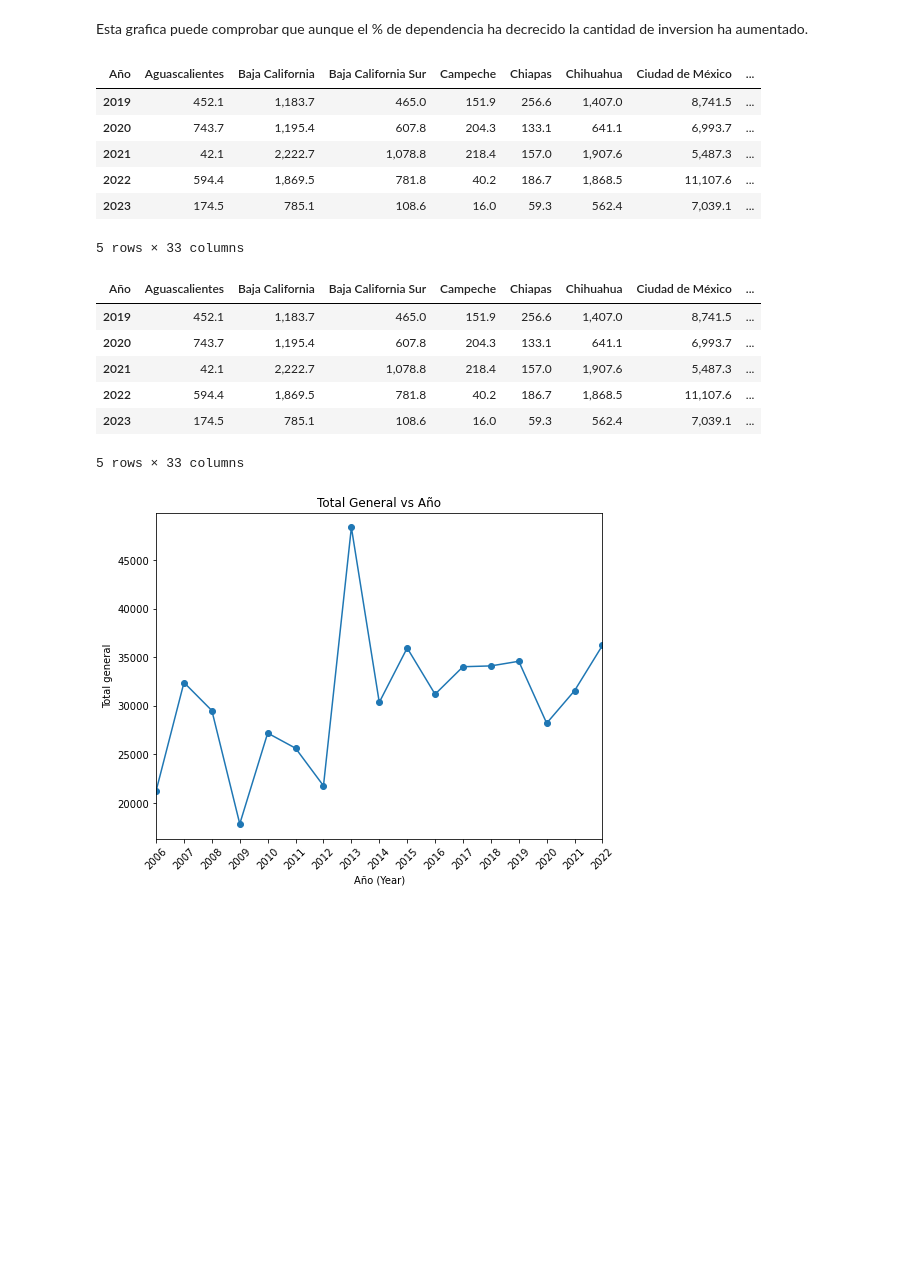
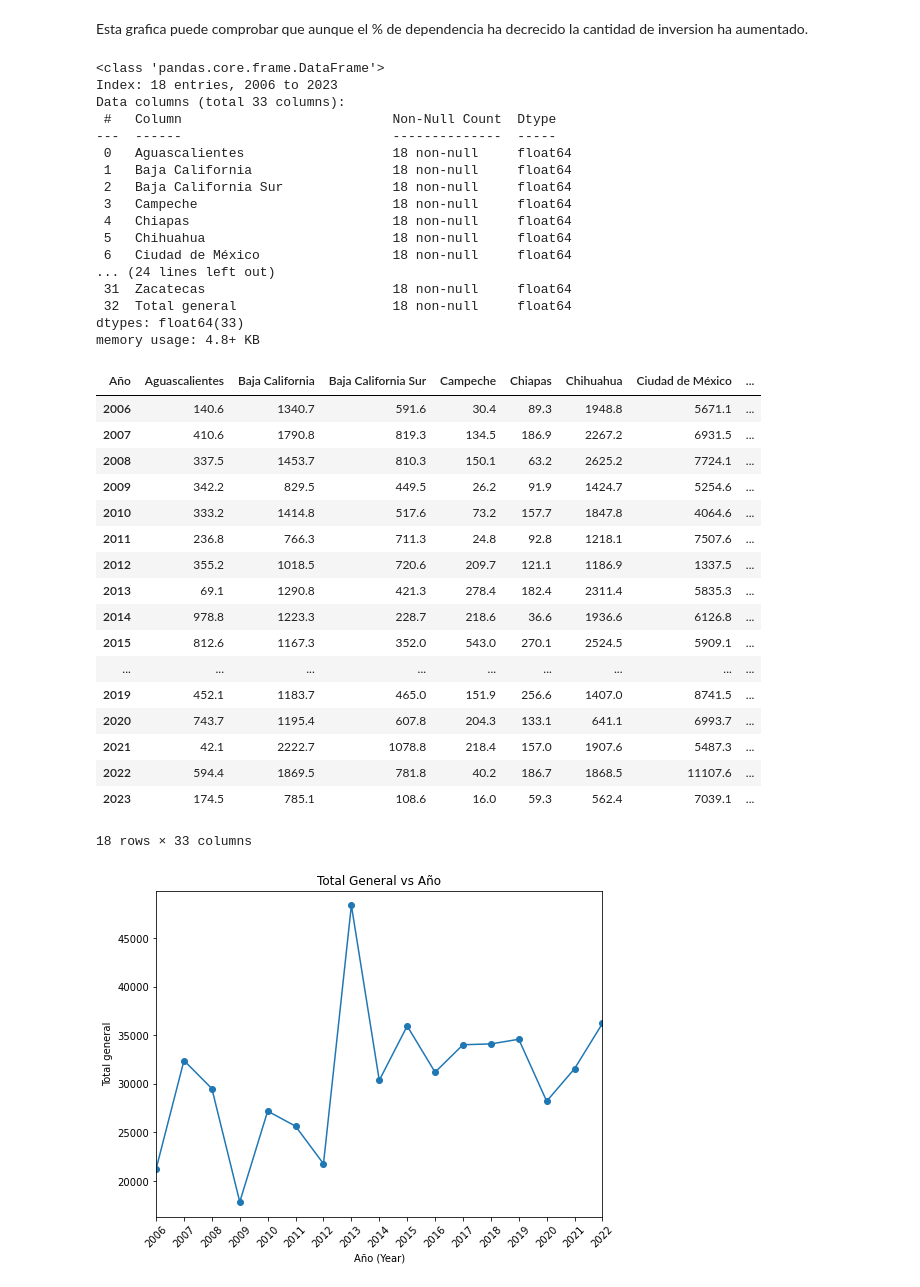
Before and after one commit to OctavioPB/Data-Analyst-Projects, a Jupyter notebook: InversionExtranjeraDirecta2023/Inversion Extranjera Directa en Mexico 2023.ipynb, the cells around one changed output. Cells and saved outputs as stored; diff of their text form; code cells hidden in the pictures; blank space fills up the shorter version.

```diff
--- a/InversionExtranjeraDirecta2023/Inversion Extranjera Directa en Mexico 2023.ipynb
+++ b/InversionExtranjeraDirecta2023/Inversion Extranjera Directa en Mexico 2023.ipynb
@@ -310,33 +316,56 @@ Esta grafica puede comprobar que aunque el % de dependencia ha decrecido la cant
 
 IED_Entidad = pd.read_csv('IED\IED-Entidad.csv', sep = ',')
 IED_Entidad.rename(columns={'Entidad Federativa': 'Año'}, inplace=True)
-# IED_Entidad.apply(lambda x: x.str.replace(',', '').astype(float))
 IED_Entidad.set_index('Año', inplace= True)
+
 IED_Entidad = IED_Entidad.T
-IED_Entidad.tail()
+IED_Entidad.info()
 # %% [output]
-| Año | Aguascalientes | Baja California | Baja California Sur | Campeche | Chiapas | Chihuahua | Ciudad de México | ... |
-| 2019 | 452.1 | 1,183.7 | 465.0 | 151.9 | 256.6 | 1,407.0 | 8,741.5 | ... |
-| 2020 | 743.7 | 1,195.4 | 607.8 | 204.3 | 133.1 | 641.1 | 6,993.7 | ... |
-| 2021 | 42.1 | 2,222.7 | 1,078.8 | 218.4 | 157.0 | 1,907.6 | 5,487.3 | ... |
-| 2022 | 594.4 | 1,869.5 | 781.8 | 40.2 | 186.7 | 1,868.5 | 11,107.6 | ... |
-| 2023 | 174.5 | 785.1 | 108.6 | 16.0 | 59.3 | 562.4 | 7,039.1 | ... |
-5 rows × 33 columns
+<class 'pandas.core.frame.DataFrame'>
+Index: 18 entries, 2006 to 2023
+Data columns (total 33 columns):
+ #   Column                           Non-Null Count  Dtype
+---  ------                           --------------  -----
+ 0   Aguascalientes                   18 non-null     float64
+ 1   Baja California                  18 non-null     float64
+ 2   Baja California Sur              18 non-null     float64
+ 3   Campeche                         18 non-null     float64
+ 4   Chiapas                          18 non-null     float64
+ 5   Chihuahua                        18 non-null     float64
+ 6   Ciudad de México                 18 non-null     float64
+... (24 lines left out)
+ 31  Zacatecas                        18 non-null     float64
+ 32  Total general                    18 non-null     float64
+dtypes: float64(33)
+memory usage: 4.8+ KB
-# %%
-IED_Entidad_sorted = IED_Entidad.copy()
-IED_Entidad_sorted.index = IED_Entidad_sorted.index.astype(int)
-IED_Entidad_sorted = IED_Entidad_sorted.sort_index()
-IED_Entidad_sorted['Total general'] = IED_Entidad_sorted['Total general'].str.replace(',', '').astype(float)
-total_general = IED_Entidad_sorted['Total general']
-IED_Entidad_sorted.tail()
-# %% [output]
-| Año | Aguascalientes | Baja California | Baja California Sur | Campeche | Chiapas | Chihuahua | Ciudad de México | ... |
-| 2019 | 452.1 | 1,183.7 | 465.0 | 151.9 | 256.6 | 1,407.0 | 8,741.5 | ... |
-| 2020 | 743.7 | 1,195.4 | 607.8 | 204.3 | 133.1 | 641.1 | 6,993.7 | ... |
-| 2021 | 42.1 | 2,222.7 | 1,078.8 | 218.4 | 157.0 | 1,907.6 | 5,487.3 | ... |
-| 2022 | 594.4 | 1,869.5 | 781.8 | 40.2 | 186.7 | 1,868.5 | 11,107.6 | ... |
-| 2023 | 174.5 | 785.1 | 108.6 | 16.0 | 59.3 | 562.4 | 7,039.1 | ... |
-5 rows × 33 columns
+# %%
+df = IED_Entidad_sorted.loc[:, 'Aguascalientes': 'Zacatecas']
+df_filled = df.iloc[:, 0:33].fillna(0)
+df.iloc[:, 1:] = df.iloc[:, 1:].replace({',': ''}, regex=True).astype(float)
+
+# Calculate row-wise average and create a new 'Average' column
+df['Average'] = df.iloc[:, 1:-2].mean(axis=1)
+#df = df.astype(int64)
+df
+# %% [output]
+| Año | Aguascalientes | Baja California | Baja California Sur | Campeche | Chiapas | Chihuahua | Ciudad de México | ... |
+| 2006 | 140.6 | 1340.7 | 591.6 | 30.4 | 89.3 | 1948.8 | 5671.1 | ... |
+| 2007 | 410.6 | 1790.8 | 819.3 | 134.5 | 186.9 | 2267.2 | 6931.5 | ... |
+| 2008 | 337.5 | 1453.7 | 810.3 | 150.1 | 63.2 | 2625.2 | 7724.1 | ... |
+| 2009 | 342.2 | 829.5 | 449.5 | 26.2 | 91.9 | 1424.7 | 5254.6 | ... |
+| 2010 | 333.2 | 1414.8 | 517.6 | 73.2 | 157.7 | 1847.8 | 4064.6 | ... |
+| 2011 | 236.8 | 766.3 | 711.3 | 24.8 | 92.8 | 1218.1 | 7507.6 | ... |
+| 2012 | 355.2 | 1018.5 | 720.6 | 209.7 | 121.1 | 1186.9 | 1337.5 | ... |
+| 2013 | 69.1 | 1290.8 | 421.3 | 278.4 | 182.4 | 2311.4 | 5835.3 | ... |
+| 2014 | 978.8 | 1223.3 | 228.7 | 218.6 | 36.6 | 1936.6 | 6126.8 | ... |
+| 2015 | 812.6 | 1167.3 | 352.0 | 543.0 | 270.1 | 2524.5 | 5909.1 | ... |
+| ... | ... | ... | ... | ... | ... | ... | ... | ... |
+| 2019 | 452.1 | 1183.7 | 465.0 | 151.9 | 256.6 | 1407.0 | 8741.5 | ... |
+| 2020 | 743.7 | 1195.4 | 607.8 | 204.3 | 133.1 | 641.1 | 6993.7 | ... |
+| 2021 | 42.1 | 2222.7 | 1078.8 | 218.4 | 157.0 | 1907.6 | 5487.3 | ... |
+| 2022 | 594.4 | 1869.5 | 781.8 | 40.2 | 186.7 | 1868.5 | 11107.6 | ... |
+| 2023 | 174.5 | 785.1 | 108.6 | 16.0 | 59.3 | 562.4 | 7039.1 | ... |
+18 rows × 33 columns
 # %%
 
 # Create a line plot
```
Also changed, not shown: parts of 1 cell of this notebook, 1 other file.
